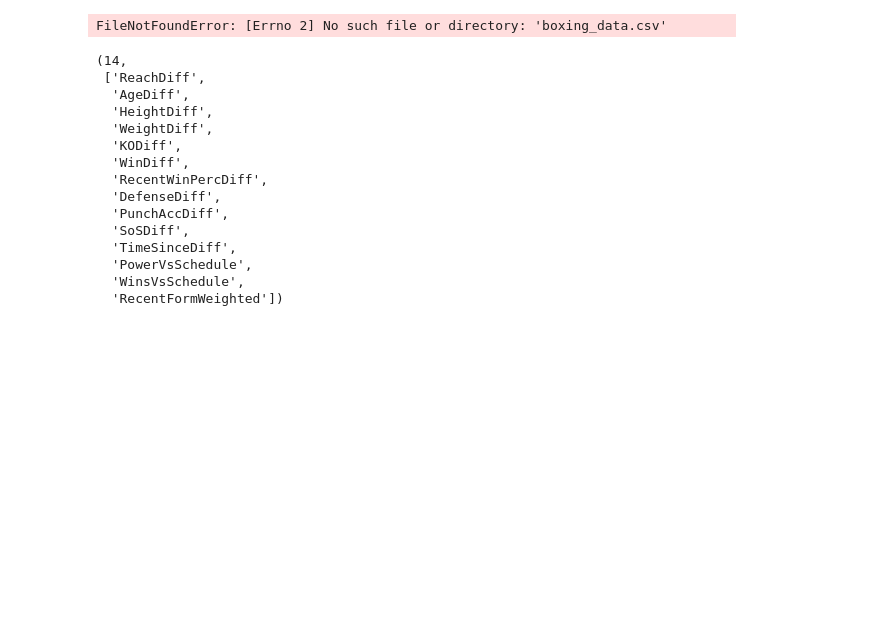
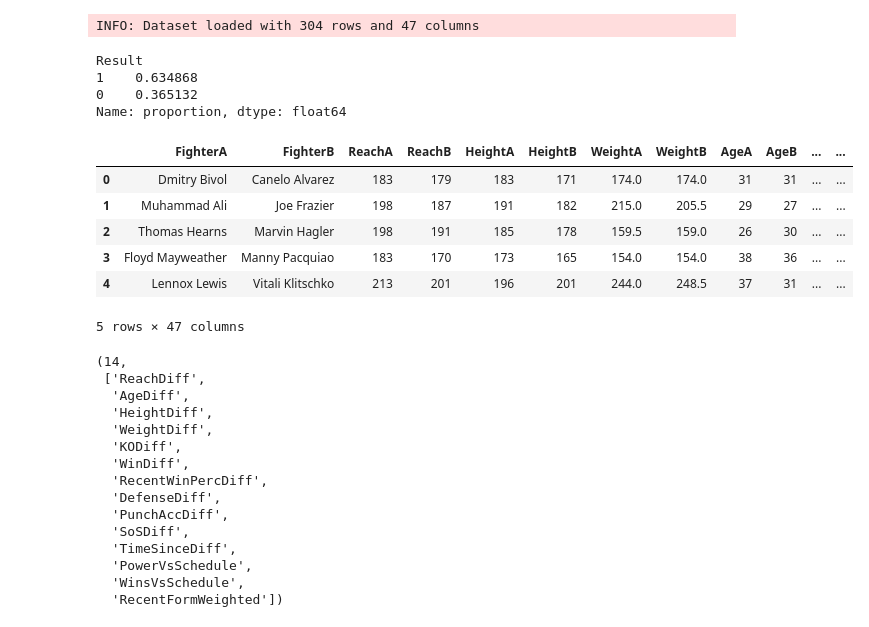
Before and after one commit to Rokuu010/Boxing-Match-Predictor, a Jupyter notebook: Model8.ipynb, the cells around one changed output. Cells and saved outputs as stored; diff of their text form; code cells hidden in the pictures; blank space fills up the shorter version.

Commit message:
fix: Correct data path in Model8 notebook

```diff
--- a/Model8.ipynb
+++ b/Model8.ipynb
@@ -41,28 +41,39 @@ logging.basicConfig(level=logging.INFO, format="%(levelname)s: %(message)s")
 # %%
 def load_and_clean_data(csv_path="boxing_data.csv"):
     df = pd.read_csv(csv_path)
 
     # Binary target: 1 stays 1 (A wins), everything else -> 0
     df["Result"] = df["Result"].apply(lambda x: 1 if x == 1 else 0)
 
     numeric_cols = [
         "ReachA","ReachB","HeightA","HeightB","WeightA","WeightB",
         "AgeA","AgeB","WinsA","WinsB","KOPercA","KOPercB",
         "RecentWinPercA","RecentWinPercB","DefensePercA","DefensePercB",
         "PunchAccuracyA","PunchAccuracyB","StrengthOfScheduleA","StrengthOfScheduleB",
         "TimeSinceLastFightA","TimeSinceLastFightB","Result"
     ]
     df[numeric_cols] = df[numeric_cols].apply(pd.to_numeric, errors="coerce")
     df = df.dropna(subset=["Result"])
 
     logging.info(f"Dataset loaded with {df.shape[0]} rows and {df.shape[1]} columns")
     print(df["Result"].value_counts(normalize=True).rename("proportion"))
     return df
 
-df = load_and_clean_data("boxing_data.csv")
+df = load_and_clean_data("data/boxing_data.csv")
 df.head()
 # %% [output]
-FileNotFoundError: [Errno 2] No such file or directory: 'boxing_data.csv'
+INFO: Dataset loaded with 304 rows and 47 columns
+Result
+1    0.634868
+0    0.365132
+Name: proportion, dtype: float64
+|  | FighterA | FighterB | ReachA | ReachB | HeightA | HeightB | WeightA | WeightB | AgeA | AgeB | ... | ... |
+| 0 | Dmitry Bivol | Canelo Alvarez | 183 | 179 | 183 | 171 | 174.0 | 174.0 | 31 | 31 | ... | ... |
+| 1 | Muhammad Ali | Joe Frazier | 198 | 187 | 191 | 182 | 215.0 | 205.5 | 29 | 27 | ... | ... |
+| 2 | Thomas Hearns | Marvin Hagler | 198 | 191 | 185 | 178 | 159.5 | 159.0 | 26 | 30 | ... | ... |
+| 3 | Floyd Mayweather | Manny Pacquiao | 183 | 170 | 173 | 165 | 154.0 | 154.0 | 38 | 36 | ... | ... |
+| 4 | Lennox Lewis | Vitali Klitschko | 213 | 201 | 196 | 201 | 244.0 | 248.5 | 37 | 31 | ... | ... |
+5 rows × 47 columns
 # %%
 def engineer_features(df):
     # Primary diffs
```
